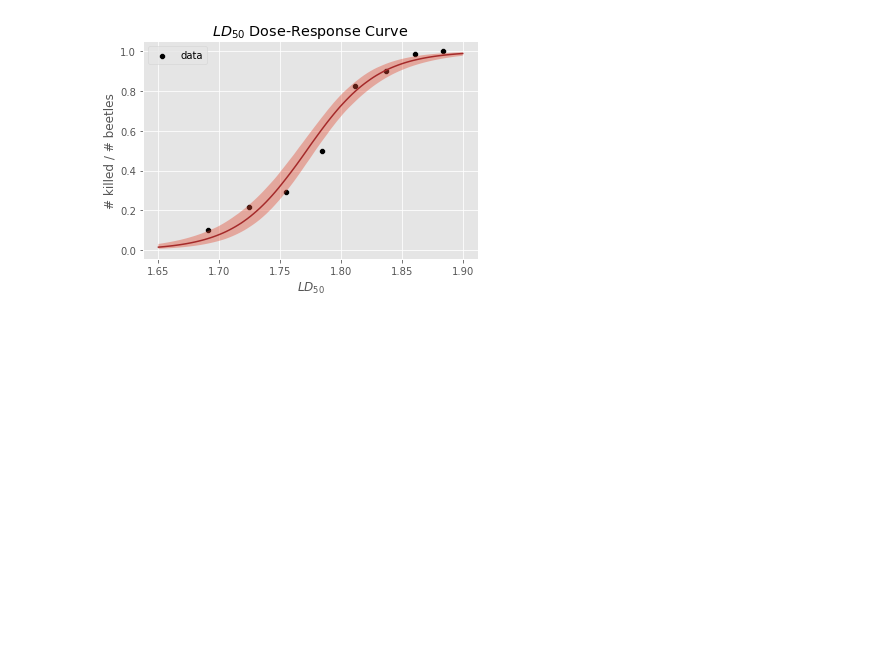
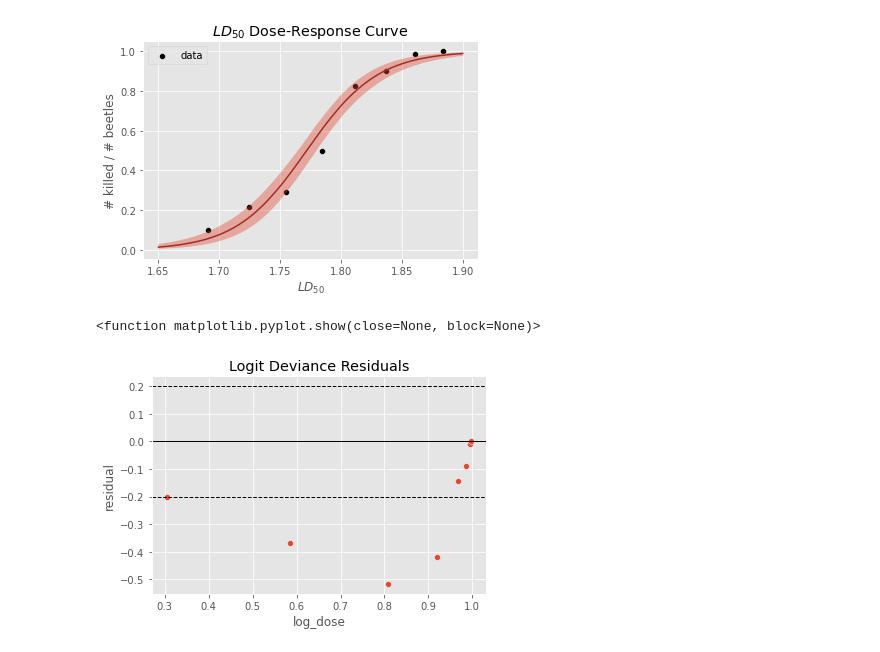
Before and after one commit to GerardoDiana/Generalized-Linear-Models, a Jupyter notebook: HW3/python/beetle_hw3_part2_b.ipynb, the cells around one changed output. Cells and saved outputs as stored; diff of their text form; code cells hidden in the pictures; blank space fills up the shorter version.

```diff
--- a/HW3/python/beetle_hw3_part2_b.ipynb
+++ b/HW3/python/beetle_hw3_part2_b.ipynb
@@ -154,3 +154,23 @@ plt.fill_between(x_grid,conf_int[2,:],conf_int[0,:], alpha = .4)
 # %% [output]
 <matplotlib.collections.PolyCollection at 0x...>
 [figure]
+# %%
+def logit(x,b0,b1):
+    Xb = b0+b1*x
+    numer = numpy.exp(Xb)
+    denom = 1 + numpy.exp(Xb)
+    val = numer/denom
+
+    return val
+# %%
+logit_residuals = response_variable - logit(beetles['log_dose'],-60,35) # -60 and 35 posterior mean estimates of the betas
+# %%
+seaborn.scatterplot(x = logit(beetles['log_dose'],-60,35), y = logit_residuals
+                   ).set(ylabel= 'residual', title='Logit Deviance Residuals')
+plt.axhline(0.2, color = 'black', ls = '--', lw = 1)
+plt.axhline(0, color = 'black', ls = '-', lw = 1)
+plt.axhline(-0.2, color = 'black', ls = '--', lw = 1)
+plt.show
+# %% [output]
+<function matplotlib.pyplot.show(close=None, block=None)>
+[figure, added]
```
Also changed, not shown: parts of 2 cells of this notebook, 1 other file.
